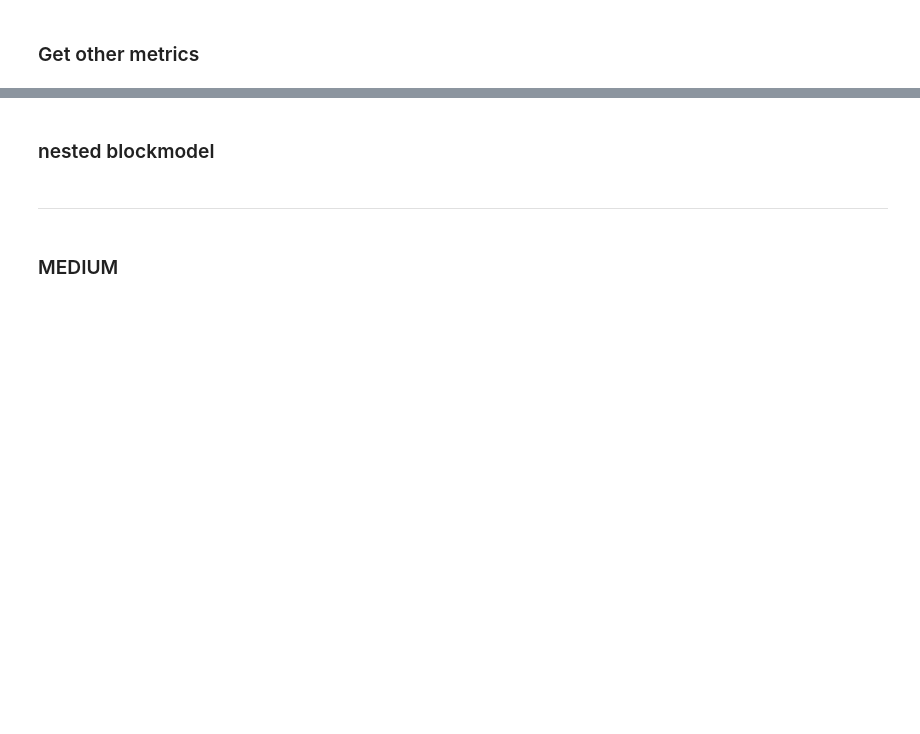
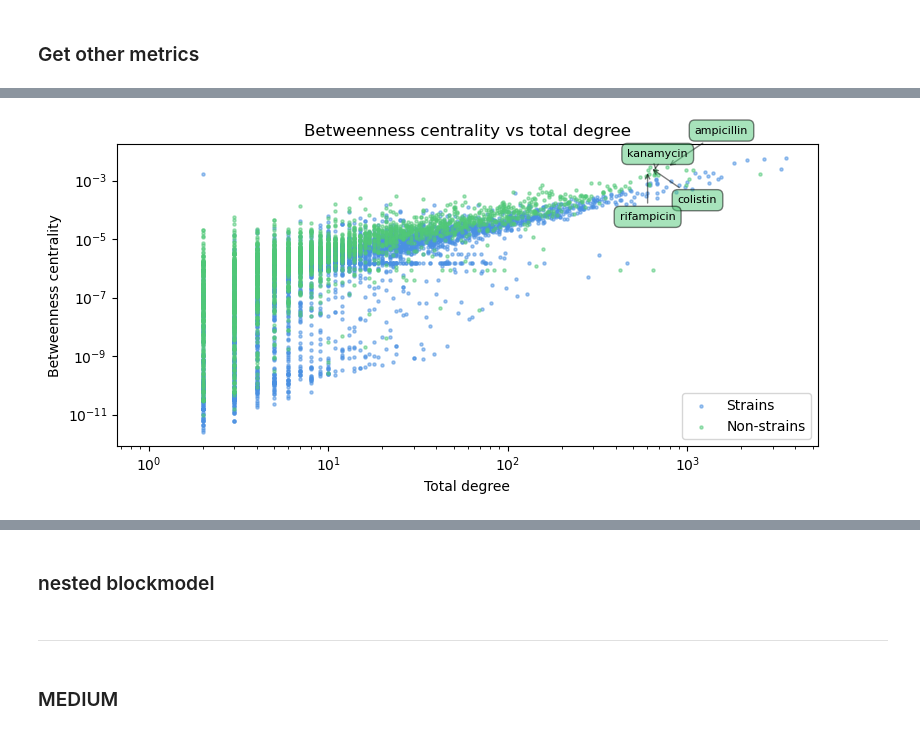
Before and after one commit to danielzmbp/NLP4Pheno, a Jupyter notebook: notebooks/analyze_network_graphtool.ipynb, the cells around one changed output, grey strips where cells are left out. Drawn from its saved outputs; the diff is of its cells as text; code cells hidden in the pictures; blank space fills up the shorter version.

```diff
--- a/notebooks/analyze_network_graphtool.ipynb
+++ b/notebooks/analyze_network_graphtool.ipynb
@@ -21,7 +20,14 @@ vertices = pd.read_csv("https://gg-sg-web.s3-us-west-2.amazonaws.com/downloads/s
+# %%
+vertices = pd.read_csv(f"../../preds{data}/strainselect/StrainSelect21_vertices.tab.txt", sep="\t")
 # %%
 def getstrain(strainselectid):
     filtered_vertices = vertices[vertices.StrainSelectID == strainselectid]
-    return filtered_vertices[filtered_vertices["vertex_type"] == "gss"].iloc[0,0]
+    gss_vertices = filtered_vertices[filtered_vertices["vertex_type"] == "gss"]
+    if not gss_vertices.empty:
+        shortest_strain = min(gss_vertices.iloc[:, 0], key=lambda x: len(str(x)))
+        shortest_strain = shortest_strain.replace("."," ").capitalize()
+        return shortest_strain
+    return None  # Return None if no matching strain is found
 # %% [markdown]
 # Graph-tool
 # %%
@@ -297,3 +350,61 @@ Edge (65067, 136) [antimicrobial -> escherichia.coli.o157.h7]: 0.000321042859144
+# %%
+import matplotlib.pyplot as plt
+
+# Calculate total degree and betweenness centrality for all vertices
+total_degrees = [v.in_degree() + v.out_degree() for v in g.vertices()]
+bc_values = [vb[v] for v in g.vertices()]
+
+# Separate strains and non-strains
+strain_degrees = []
+strain_bc = []
+non_strain_degrees = []
+non_strain_bc = []
+
+for v in g.vertices():
+    if g.vp['name'][v].startswith("t__"):
+        strain_degrees.append(v.in_degree() + v.out_degree())
+        strain_bc.append(vb[v])
+    else:
+        non_strain_degrees.append(v.in_degree() + v.out_degree())
+        non_strain_bc.append(vb[v])
+
+# Create the plot
+plt.figure(figsize=(8, 4))
+plt.scatter(strain_degrees, strain_bc, color=outdegree_color, s=5, alpha=0.5, label='Strains')
+plt.scatter(non_strain_degrees, non_strain_bc, color=indegree_color, s=5, alpha=0.5, label='Non-strains')
+plt.xlabel('Total degree')
+plt.ylabel('Betweenness centrality')
+plt.title('Betweenness centrality vs total degree')
+plt.xscale('log')  # Use log scale for x-axis due to potentially large differences
+plt.yscale('log')  # Use log scale for y-axis due to potentially large differences
+plt.legend()
+
+# Label only the non-strain nodes in the top 10 by betweenness centrality
+top_10_vertices = sorted(g.vertices(), key=lambda v: vb[v], reverse=True)[:10]
+non_strain_top_10 = [v for v in top_10_vertices if not g.vp['name'][v].startswith("t__")]
+positions = [(20, 30), (20, -20), (-20, 15), (-20, -30)]
+
+for (v, position) in zip(non_strain_top_10, positions):
+    node_name = g.vp['name'][v]
+    plt.annotate(f"{node_name}",
+                 (v.in_degree() + v.out_degree(), vb[v]),
+                 xytext=position,
+                 textcoords='offset points',
+                 ha='left',
+                 va='top',
+                 bbox=dict(boxstyle='round,pad=0.5', fc=indegree_color, alpha=0.5),
+                 arrowprops=dict(arrowstyle='->', alpha=.5, connectionstyle='arc3,rad=0'),
+                 fontsize=8,
+                 color="k")
+
+plt.tight_layout()
+
+# Save as PNG
+plt.savefig('network_files/betweenness_centrality_vs_total_degree.png', dpi=600, bbox_inches='tight')
+# Save as PDF
+plt.savefig('network_files/betweenness_centrality_vs_total_degree.pdf', bbox_inches='tight')
+# %% [output]
+[figure, added]
 # %%
 # Calculate Jaccard edge similarity for nodes with degree >= 100
 high_degree_vertices = [v for v in g.vertices() if v.in_degree() + v.out_degree() >= 50]
```
Also changed, not shown: parts of 23 cells of this notebook, 8 other files.
